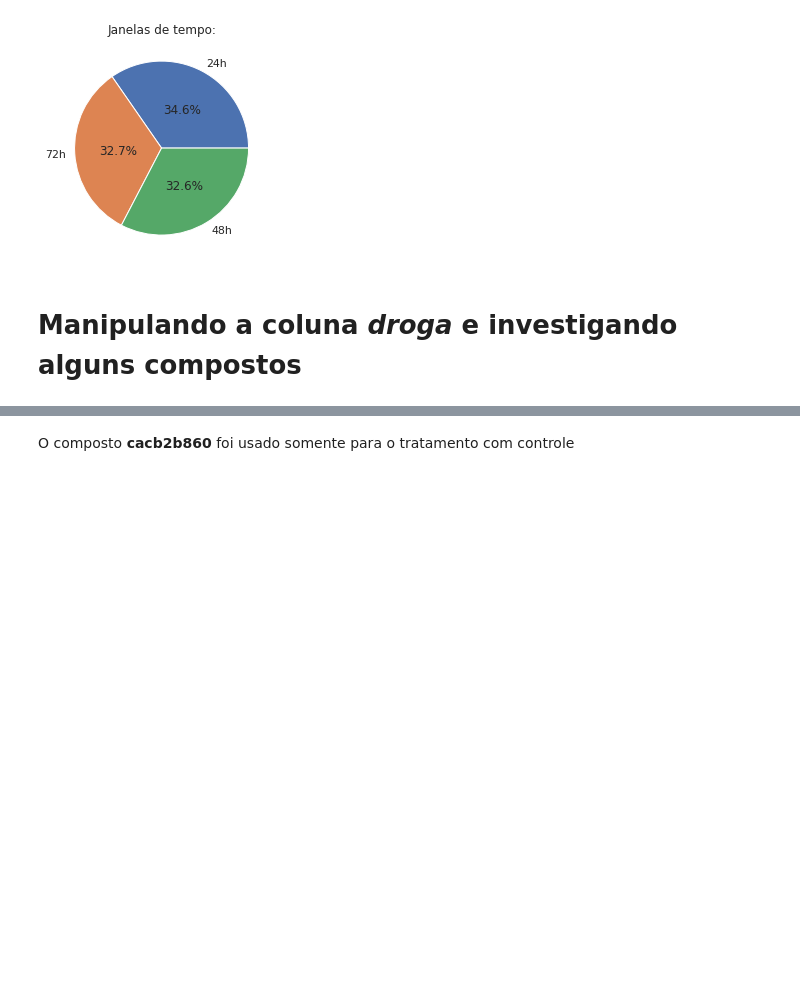
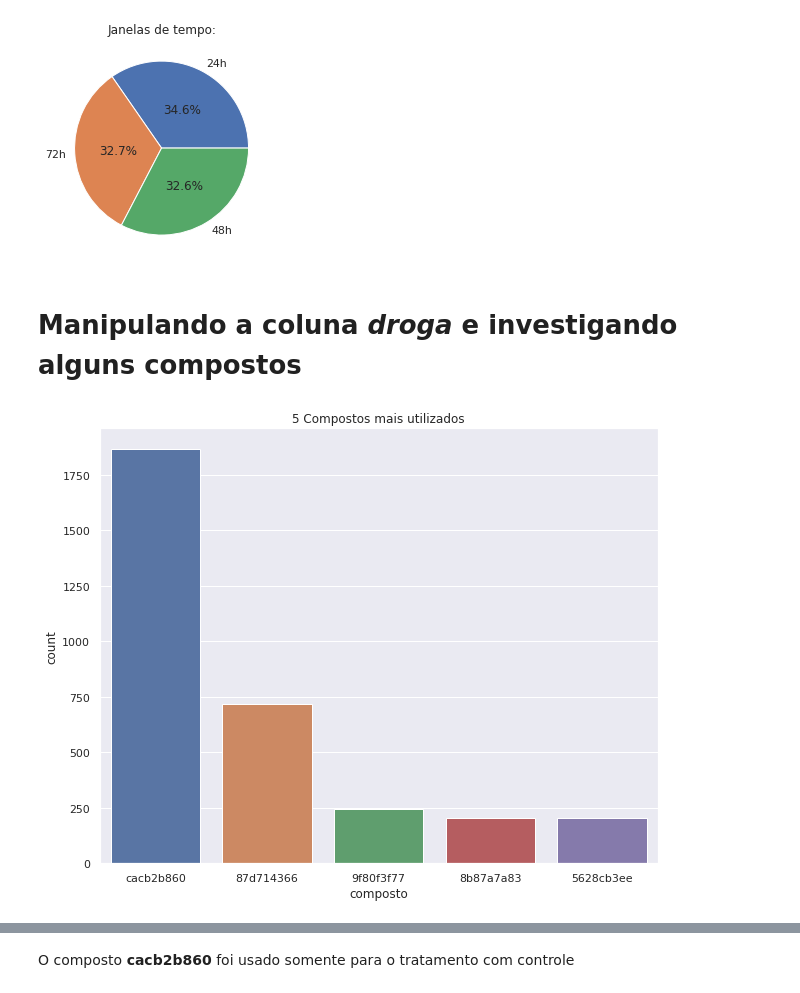
Before and after one commit to axeljunior/Alura-ImersaoDados, a Jupyter notebook: Imersão_Dados.ipynb, the cells around one changed output, grey strips where cells are left out. Saved outputs shown, nothing was run; the diff lists cells and outputs as text; code cells hidden in the pictures; blank space fills up the shorter version.

```diff
--- a/Imersão_Dados.ipynb
+++ b/Imersão_Dados.ipynb
@@ -123,3 +123,14 @@ Name: tempo, dtype: float64
 # %%
 mapa = {'droga':'composto'}
 dados.rename(columns=mapa, inplace=True)
+# %%
+sns.set()
+plt.figure(figsize=(10, 8))
+
+compostos_head = dados['composto'].value_counts()[0:5]
+
+ax = sns.countplot(x = 'composto', data=dados.query('composto in @compostos_head.index'), order=compostos_head.index)
+ax.set_title('5 Compostos mais utilizados')
+plt.show()
+# %% [output]
+[figure, added]
```
Also changed, not shown: parts of 4 cells of this notebook.
